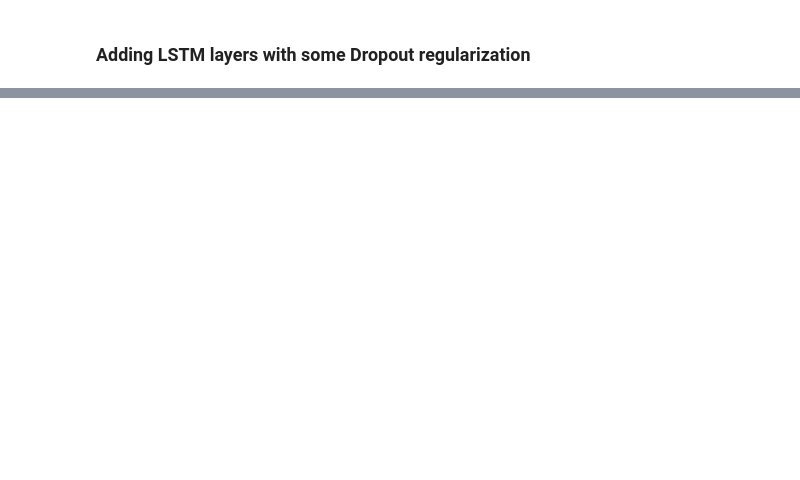
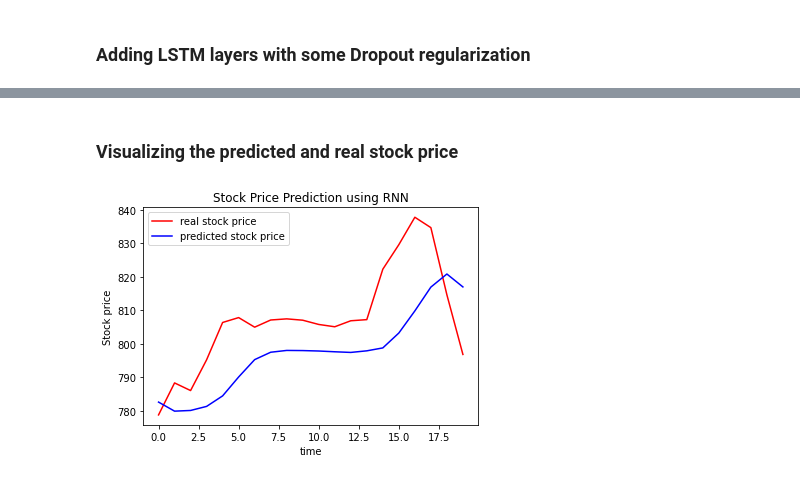
Before and after one commit to nav-neit/stock_prices_case_study_lstm, a Jupyter notebook: rnn_stock.ipynb, the cells around one changed output, grey strips where cells are left out. Cells and saved outputs as stored; diff of their text form; code cells hidden in the pictures; blank space fills up the shorter version.

```diff
--- a/rnn_stock.ipynb
+++ b/rnn_stock.ipynb
@@ -40,0 +56,2 @@ RNN = tf.keras.models.Sequential()
+# %%
+RNN.compile(optimizer='adam',loss = 'mean_squared_error')
@@ -40,0 +60,2 @@ RNN = tf.keras.models.Sequential()
+# %%
+RNN.fit(X_train,y_train,epochs = 100, batch_size=32)
@@ -40,0 +81,28 @@ RNN = tf.keras.models.Sequential()
+# %%
+# loading the test data
+df_2 = pd.read_csv('Google_Stock_Price_Test.csv')
+test_set = df_2.iloc[:,1:2].values
+dataset_total = pd.concat((df['Open'],df_2['Open']),axis=0)
+# %%
+inputs = dataset_total[len(dataset_total)-len(df_2)-60:].values
+inputs = inputs.reshape(-1,1)
+inputs = sc.transform(inputs)
+X_test =[]
+for i in range(60,80):
+    X_test.append(inputs[i-60:i,0])
+X_test = np.array(X_test)
+X_test = np.reshape(X_test,(X_test.shape[0],X_test.shape[1],1))
+predicted_stock_price = RNN.predict(X_test)
+predicted_stock_price = sc.inverse_transform(predicted_stock_price)
+# %% [markdown]
+### Visualizing the predicted and real stock price
+# %%
+plt.plot(test_set,color = 'red',label = 'real stock price')
+plt.plot(predicted_stock_price,color = 'blue',label = 'predicted stock price')
+plt.title('Stock Price Prediction using RNN')
+plt.xlabel('time')
+plt.ylabel('Stock price')
+plt.legend()
+plt.show()
+# %% [output]
+[figure, added]
```
Also changed, not shown: parts of 10 cells of this notebook.
